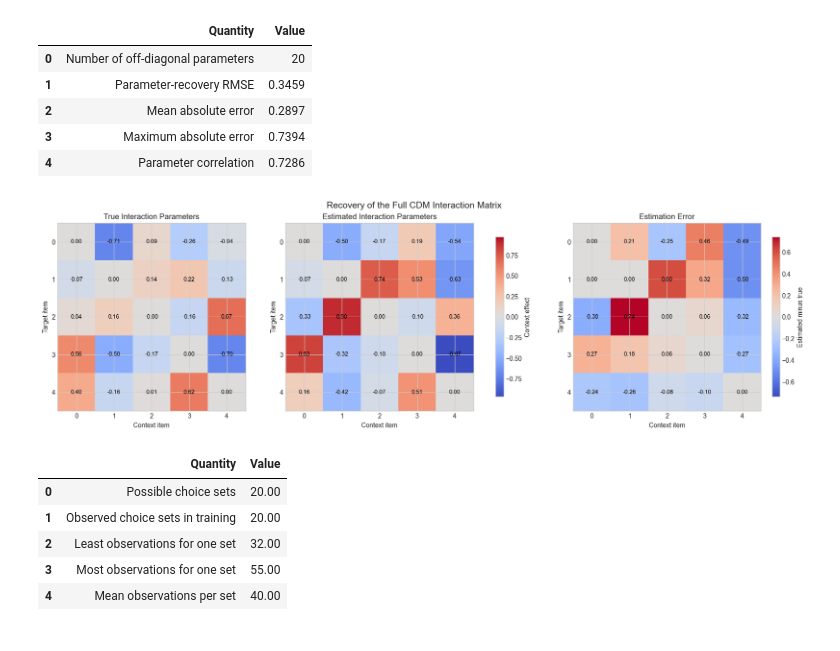
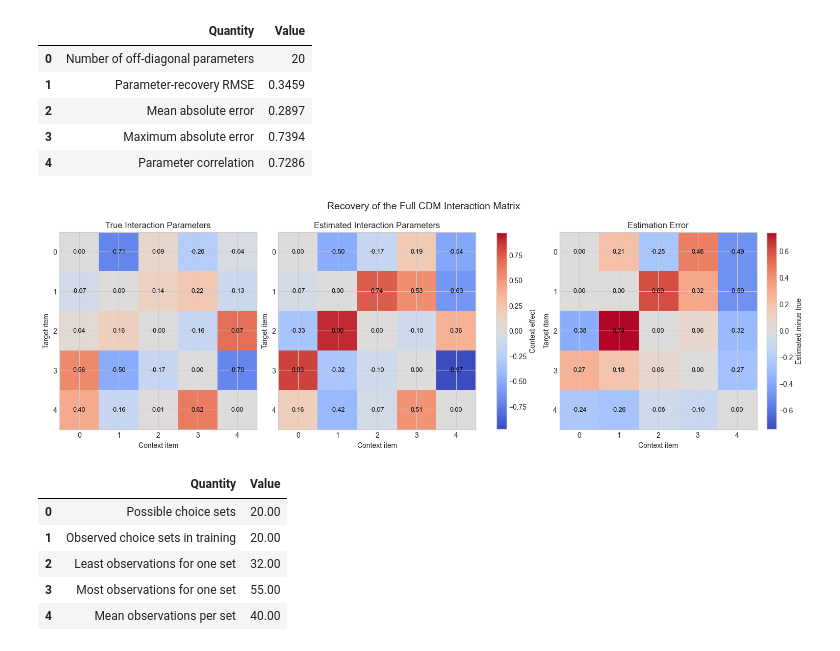
Before and after one commit to rbhdsks/Learning-from-Comparison-Data-Master-Thesis-Project-, a Jupyter notebook: notebooks/experiments/Context_Dependent_Model/01_CDM-CDM.ipynb, the cells around one changed output. Cells and saved outputs as stored; diff of their text form; code cells hidden in the pictures.

```diff
--- a/notebooks/experiments/Context_Dependent_Model/01_CDM-CDM.ipynb
+++ b/notebooks/experiments/Context_Dependent_Model/01_CDM-CDM.ipynb
@@ -639,7 +639,7 @@ error_limit = abs(difference_values).max()
 figure, axes = plt.subplots(
     1,
     3,
-    figsize=(17, 5),
+    figsize=(15, 5),
     constrained_layout=True,
 )
 
@@ -701,35 +701,35 @@ for axis, title, matrix in zip(
             )
 
 figure.colorbar(
     true_image,
     ax=axes[:2],
     label="Context effect",
     shrink=0.85,
 )
 
 figure.colorbar(
     error_image,
     ax=axes[2],
     label="Estimated minus true",
     shrink=0.85,
 )
 
 figure.suptitle(
     "Recovery of the Full CDM Interaction Matrix",
     fontsize=14,
 )
 
-plt.show()
 figure.savefig(
     CDM_CDM_FIGURE_DIRECTORY
     / "01_full_cdm_parameter_recovery.pdf",
     bbox_inches="tight",
+    pad_inches=0.05,
     dpi=300,
 )
 
 plt.show()
 # %% [output]
-[figure, old version]
+[figure, new version]
 # %%
 # Check how evenly the training observations cover different choice sets.
 
```
Also changed, not shown: parts of 2 cells of this notebook.
